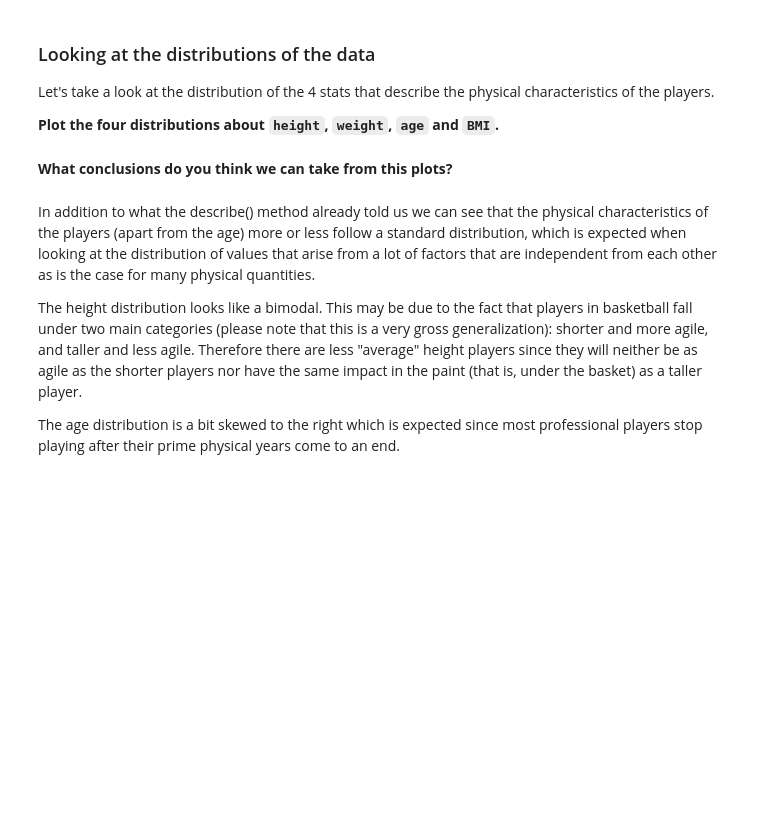
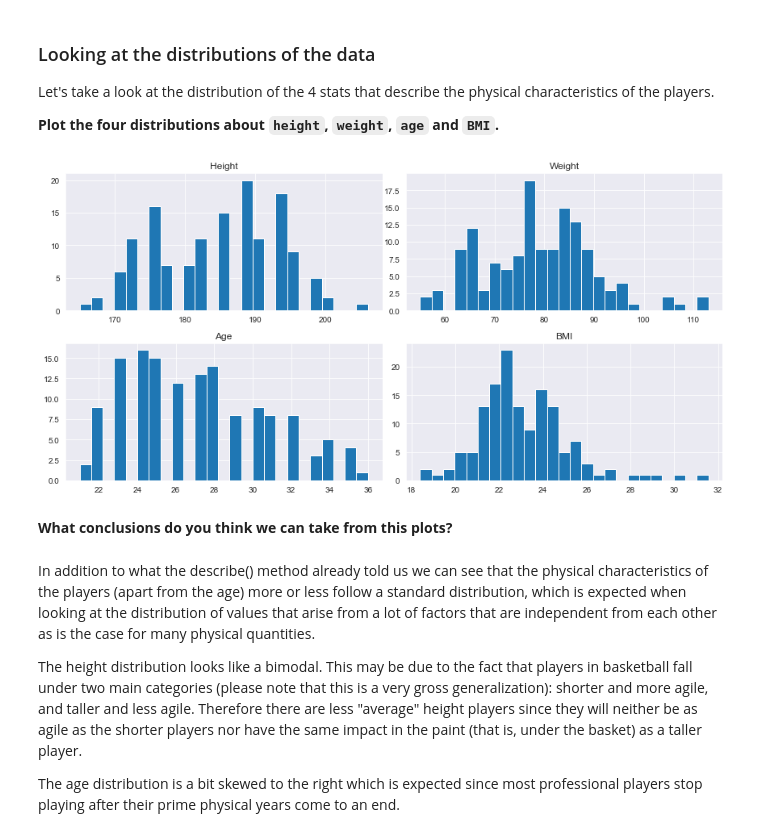
Before and after one commit to ironhack-datalabs/dataV2-labs, a Jupyter notebook: module-2/M2-mini-project2/your-code/2.-Exploratory-Data-Analysis.ipynb, the cells around one changed output. Cells and saved outputs as stored; diff of their text form; code cells hidden in the pictures; blank space fills up the shorter version.

```diff
--- a/module-2/M2-mini-project2/your-code/2.-Exploratory-Data-Analysis.ipynb
+++ b/module-2/M2-mini-project2/your-code/2.-Exploratory-Data-Analysis.ipynb
@@ -37,2 +76,16 @@ Let's take a look at the distribution of the 4 stats that describe the physical
+# %%
+fig, ax = plt.subplots(2, 2, figsize=(12,6))
+ax[0,0].hist(wnba['Height'], bins=25)
+ax[0,0].set_title('Height')
+ax[0,1].hist(wnba['Weight'], bins=25)
+ax[0,1].set_title('Weight')
+ax[1,0].hist(wnba['Age'], bins=25)
+ax[1,0].set_title('Age')
+ax[1,1].hist(wnba['BMI'], bins=25)
+ax[1,1].set_title('BMI')
+plt.tight_layout()
+plt.show()
+# %% [output]
+[figure, added]
 # %% [markdown]
 **What conclusions do you think we can take from this plots?**
```
Also changed, not shown: parts of 18 cells of this notebook.
